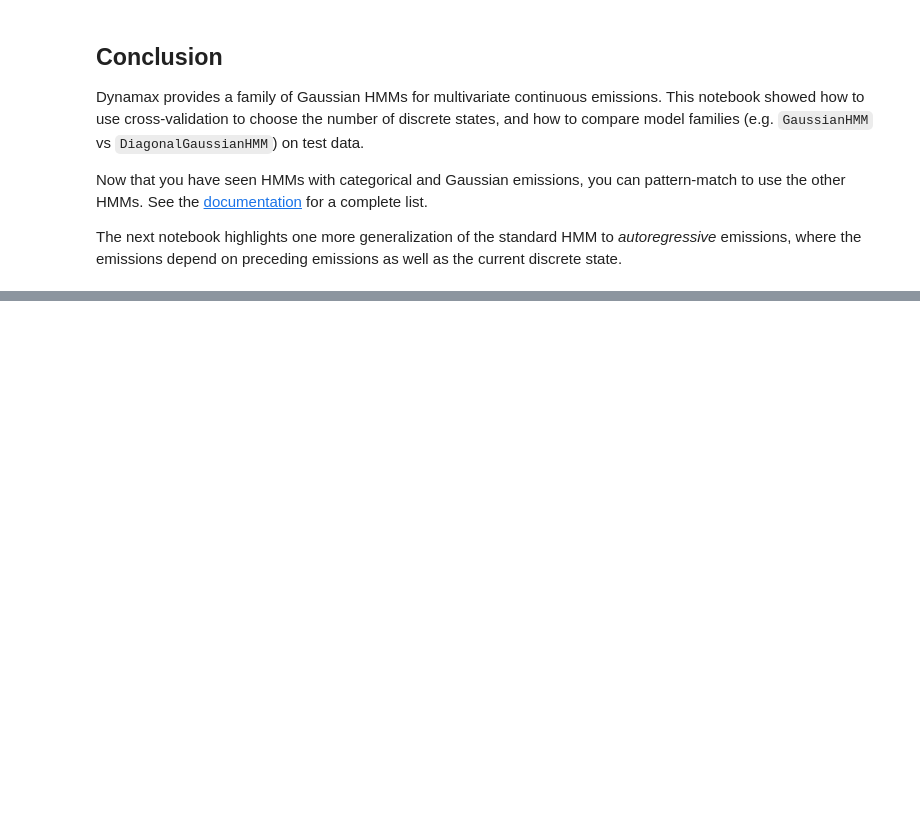
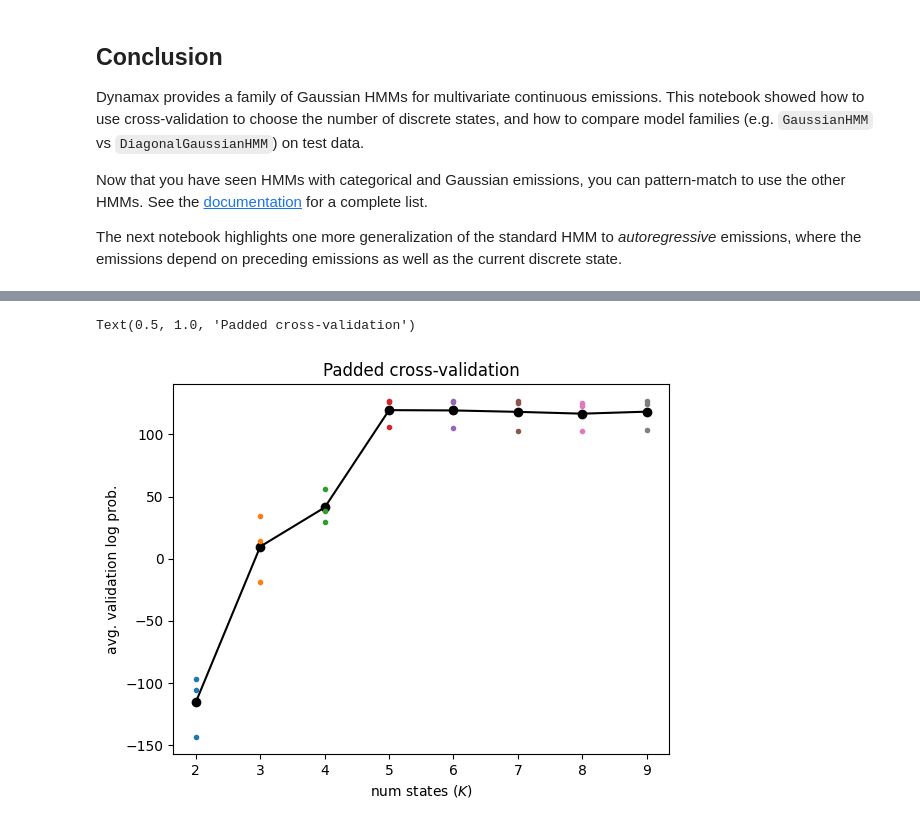
Before and after one commit to nkbranigan/dynamax, a Jupyter notebook: docs/notebooks/hmm/gaussian_hmm.ipynb, the cells around one changed output, grey strips where cells are left out. Drawn from its saved outputs; the diff is of its cells as text; code cells hidden in the pictures; blank space fills up the shorter version.

Commit message:
Add padded Gaussian HMM cross-validation and notebook appendix

```diff
--- a/docs/notebooks/hmm/gaussian_hmm.ipynb
+++ b/docs/notebooks/hmm/gaussian_hmm.ipynb
@@ -315,0 +324,16 @@ The next notebook highlights one more generalization of the standard HMM to _aut
+# %%
+from dynamax.hidden_markov_model import cross_validate_num_states
+
+padded_avg_val_lls, padded_all_val_lls = cross_validate_num_states(
+    test_hmms, train_emissions, jr.PRNGKey(0), num_iters=100
+)
+# %%
+plt.plot(all_num_states, padded_avg_val_lls, "-ko")
+for k, per_fold_val_lls in zip(all_num_states, padded_all_val_lls):
+    plt.plot(k * jnp.ones_like(per_fold_val_lls), per_fold_val_lls, ".")
+plt.xlabel("num states ($K$)")
+plt.ylabel("avg. validation log prob.")
+plt.title("Padded cross-validation")
+# %% [output]
+Text(0.5, 1.0, 'Padded cross-validation')
+[figure, added]
```
Also changed, not shown: parts of 1 cell of this notebook, 4 other files.
